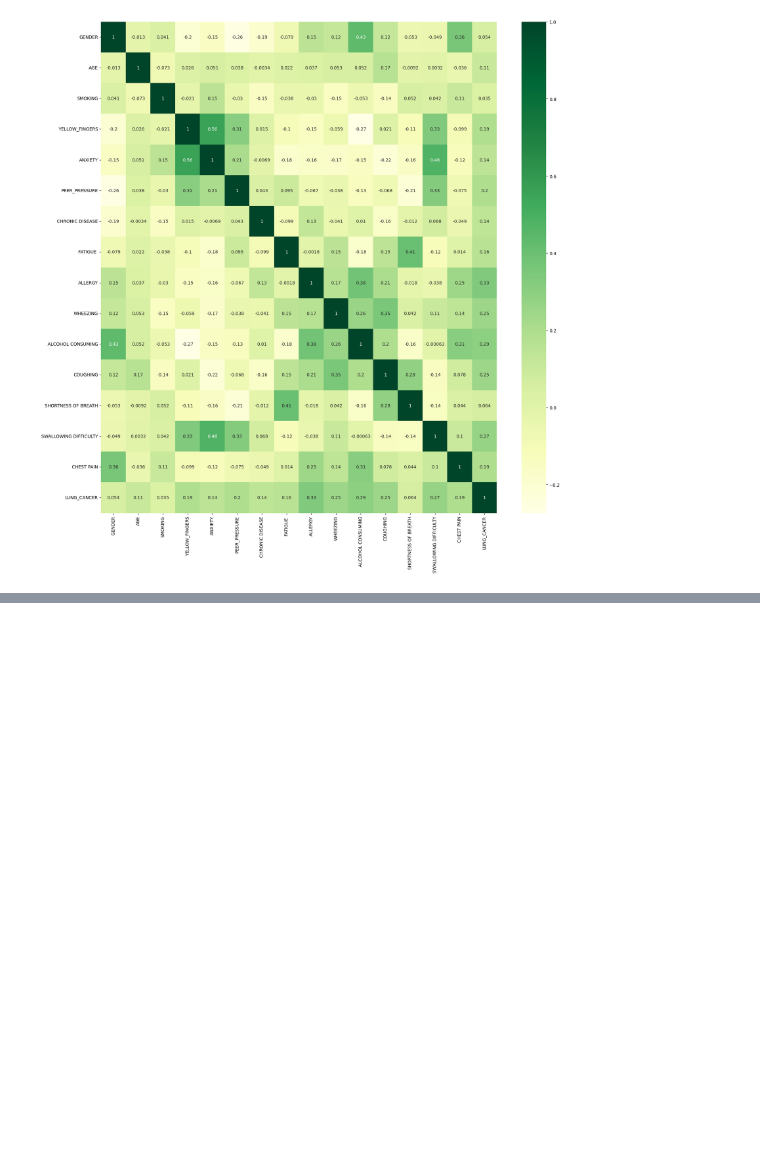
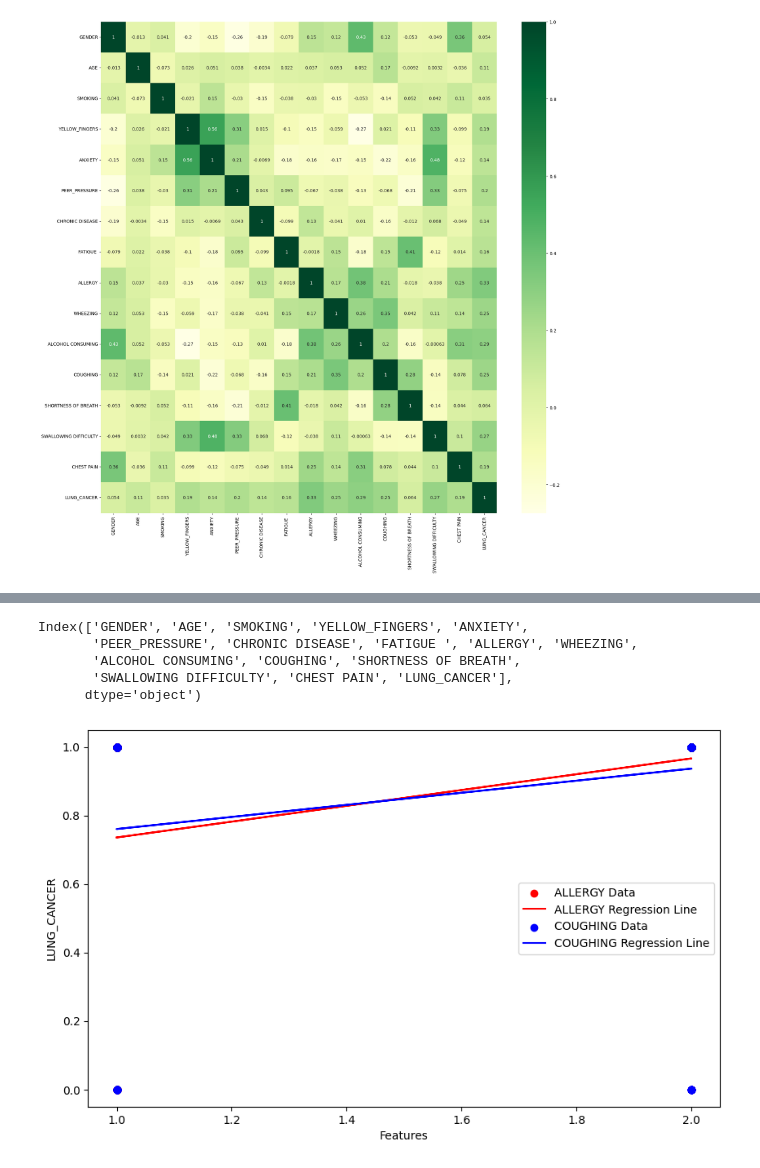
Before and after one commit to ManishGond/EDA_on_Cancer, a Jupyter notebook: lung_cancer.ipynb, the cells around one changed output, grey strips where cells are left out. Saved outputs shown, nothing was run; the diff lists cells and outputs as text; code cells hidden in the pictures; blank space fills up the shorter version.

```diff
--- a/lung_cancer.ipynb
+++ b/lung_cancer.ipynb
@@ -413,0 +460,46 @@ ax = sns.heatmap(new_data[features].corr(), annot = True, cmap = 'YlGn')
+# %%
+new_data.columns
+# %% [output]
+Index(['GENDER', 'AGE', 'SMOKING', 'YELLOW_FINGERS', 'ANXIETY',
+       'PEER_PRESSURE', 'CHRONIC DISEASE', 'FATIGUE ', 'ALLERGY', 'WHEEZING',
+       'ALCOHOL CONSUMING', 'COUGHING', 'SHORTNESS OF BREATH',
+       'SWALLOWING DIFFICULTY', 'CHEST PAIN', 'LUNG_CANCER'],
+      dtype='object')
+# %%
+import pandas as pd
+import numpy as np
+import matplotlib.pyplot as plt
+from sklearn.linear_model import LinearRegression
+
+X = new_data[['ALLERGY', 'COUGHING', 'ANXIETY', 'ALCOHOL CONSUMING']]
+y = new_data['LUNG_CANCER']
+
+regression_allergy = LinearRegression()
+regression_coughing = LinearRegression()
+# Fit the models to the data
+regression_allergy.fit(X[['ALLERGY']], y)
+regression_coughing.fit(X[['COUGHING']], y)
+
+# Make predictions based on the models
+y_pred_allergy = regression_allergy.predict(X[['ALLERGY']])
+y_pred_coughing = regression_coughing.predict(X[['COUGHING']])
+
+# Create separate scatter plots with regression lines for each feature
+plt.figure(figsize=(10, 6))
+
+# Scatter plot with regression line for ALLERGY
+plt.scatter(X['ALLERGY'], y, label='ALLERGY Data', color='red')
+plt.plot(X['ALLERGY'], y_pred_allergy, color='red', label='ALLERGY Regression Line')
+
+# Scatter plot with regression line for COUGHING
+plt.scatter(X['COUGHING'], y, label='COUGHING Data', color='blue')
+plt.plot(X['COUGHING'], y_pred_coughing, color='blue', label='COUGHING Regression Line')
+
+
+
+plt.xlabel('Features')
+plt.ylabel('LUNG_CANCER')
+plt.legend()
+plt.show()
+# %% [output]
+[figure, added]
```
Also changed, not shown: parts of 9 cells of this notebook.
